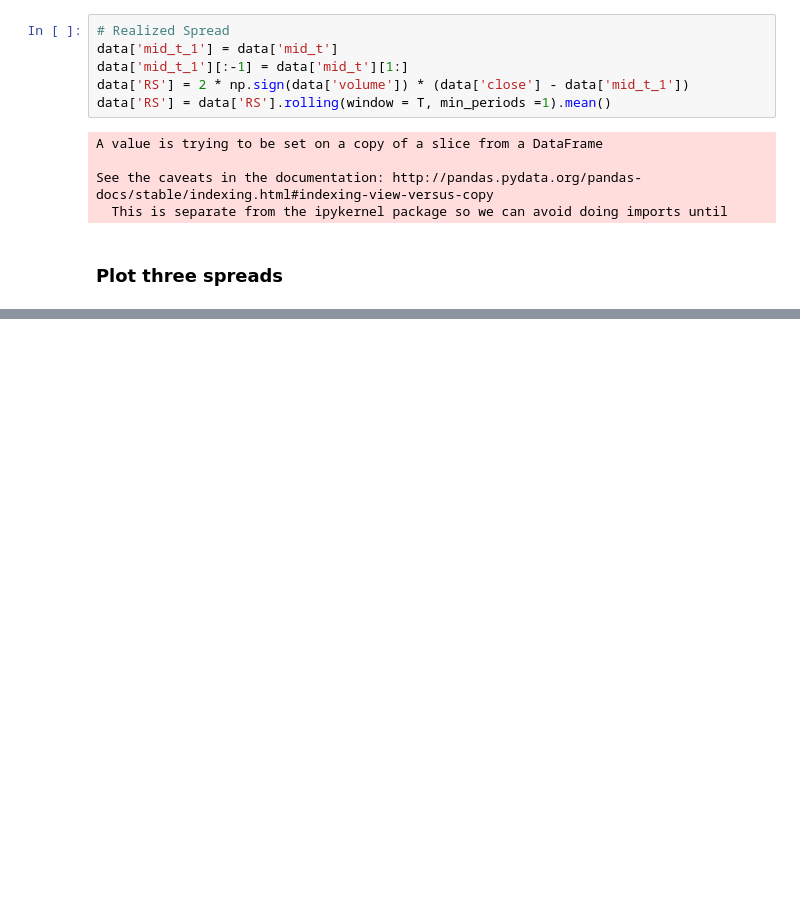
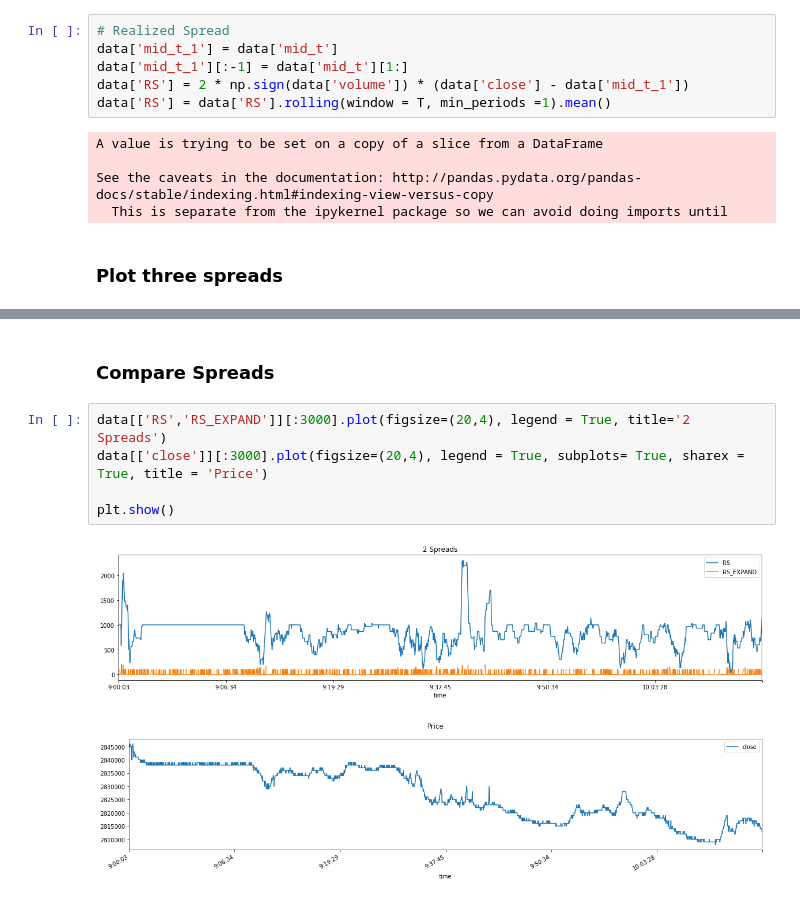
Before and after one commit to rightx2/MicroTradingPractice, a Jupyter notebook: Ch_08_Bid_Ask_Spread/Spread_practice.ipynb, the cells around one changed output, grey strips where cells are left out. Saved outputs shown, nothing was run; the diff lists cells and outputs as text; blank space fills up the shorter version.

```diff
--- a/Ch_08_Bid_Ask_Spread/Spread_practice.ipynb
+++ b/Ch_08_Bid_Ask_Spread/Spread_practice.ipynb
@@ -64,0 +117,10 @@ plt.show()
+# %% [markdown]
+### Compare Spreads
+# %%
+data[['RS','RS_EXPAND']][:3000].plot(figsize=(20,4), legend = True, title='2 Spreads')
+data[['close']][:3000].plot(figsize=(20,4), legend = True, subplots= True, sharex = True, title = 'Price')
+
+plt.show()
+# %% [output]
+[figure, added]
+[figure, added]
```
Also changed, not shown: parts of 14 cells of this notebook.
